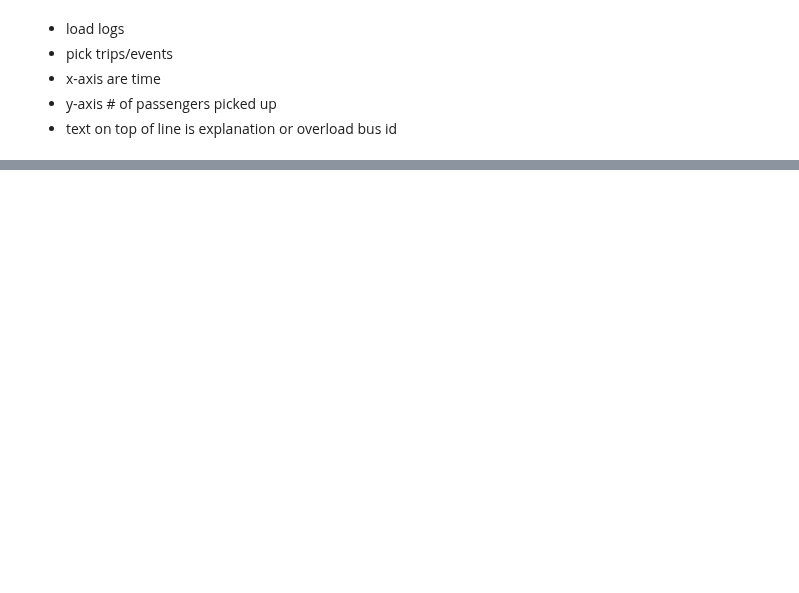
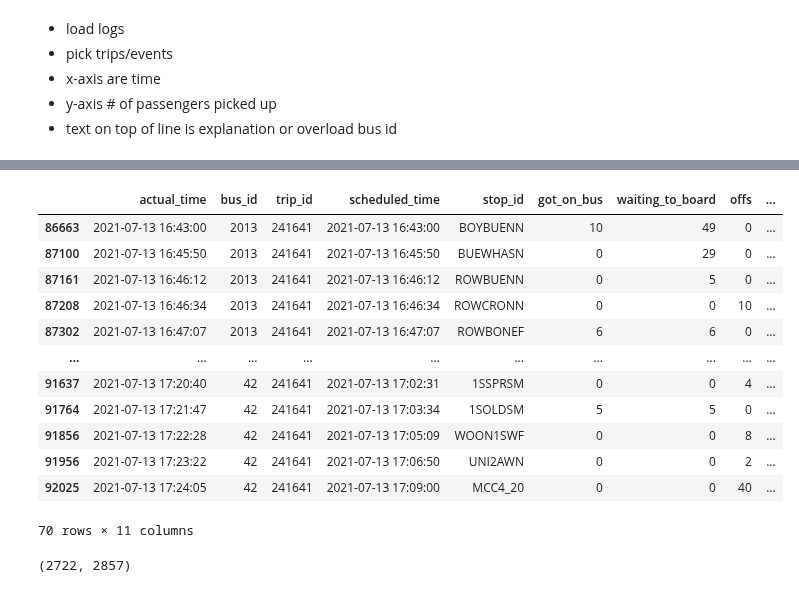
Before and after one commit to jptalusan/ICCPS_stationing, a Jupyter notebook: data_analysis/timeseries_analyzer.ipynb, the cells around one changed output, grey strips where cells are left out. Saved outputs shown, nothing was run; the diff lists cells and outputs as text; code cells hidden in the pictures; blank space fills up the shorter version.

```diff
--- a/data_analysis/timeseries_analyzer.ipynb
+++ b/data_analysis/timeseries_analyzer.ipynb
@@ -31,3 +121,26 @@ dispatch_df.head(1)
+# %%
+import pandas as pd
+with pd.option_context('display.max_rows', 10,):
+    display(df_arr[1].query("trip_id == '241641'").sort_values('actual_time'))
+# %% [output]
+|  | actual_time | bus_id | trip_id | scheduled_time | stop_id | got_on_bus | waiting_to_board | offs | ... |
+| 86663 | 2021-07-13 16:43:00 | 2013 | 241641 | 2021-07-13 16:43:00 | BOYBUENN | 10 | 49 | 0 | ... |
+| 87100 | 2021-07-13 16:45:50 | 2013 | 241641 | 2021-07-13 16:45:50 | BUEWHASN | 0 | 29 | 0 | ... |
+| 87161 | 2021-07-13 16:46:12 | 2013 | 241641 | 2021-07-13 16:46:12 | ROWBUENN | 0 | 5 | 0 | ... |
+| 87208 | 2021-07-13 16:46:34 | 2013 | 241641 | 2021-07-13 16:46:34 | ROWCRONN | 0 | 0 | 10 | ... |
+| 87302 | 2021-07-13 16:47:07 | 2013 | 241641 | 2021-07-13 16:47:07 | ROWBONEF | 6 | 6 | 0 | ... |
+| ... | ... | ... | ... | ... | ... | ... | ... | ... | ... |
+| 91637 | 2021-07-13 17:20:40 | 42 | 241641 | 2021-07-13 17:02:31 | 1SSPRSM | 0 | 0 | 4 | ... |
+| 91764 | 2021-07-13 17:21:47 | 42 | 241641 | 2021-07-13 17:03:34 | 1SOLDSM | 5 | 5 | 0 | ... |
+| 91856 | 2021-07-13 17:22:28 | 42 | 241641 | 2021-07-13 17:05:09 | WOON1SWF | 0 | 0 | 8 | ... |
+| 91956 | 2021-07-13 17:23:22 | 42 | 241641 | 2021-07-13 17:06:50 | UNI2AWN | 0 | 0 | 2 | ... |
+| 92025 | 2021-07-13 17:24:05 | 42 | 241641 | 2021-07-13 17:09:00 | MCC4_20 | 0 | 0 | 40 | ... |
+70 rows × 11 columns
+# %%
+trip_ids = ['244837', '244917', '241937', '244990', '244990'] + ['242311', '245827', '241949', '242330', '245874'] + ['241641']
+df_arr[0][df_arr[0].trip_id.isin(trip_ids)].remain.sum(), df_arr[1][df_arr[1].trip_id.isin(trip_ids)].remain.sum()
+# %% [output]
+(2722, 2857)
 # %%
 def merge_all_indices(valid_df, all_indices):
     dt_indices = np.unique(np.asarray(all_indices))
```
Also changed, not shown: parts of 29 cells of this notebook, 10 other files.
